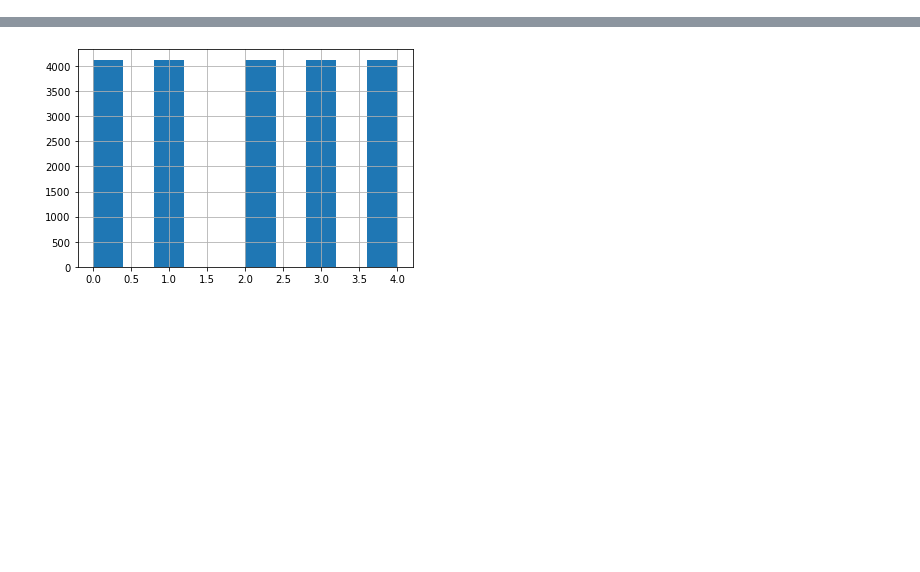
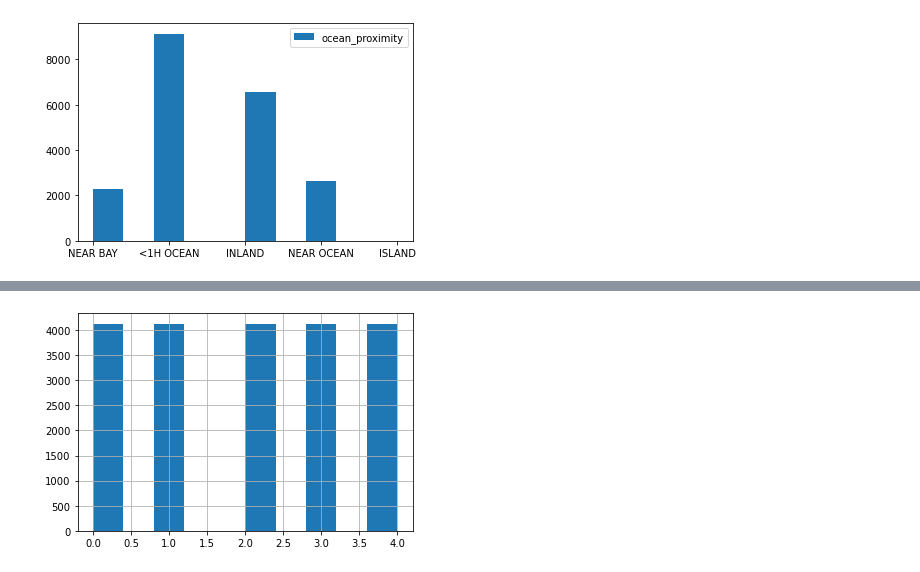
Before and after one commit to ayjabri/AI, a Jupyter notebook: Machine Learning/Regression/CalHousing.ipynb, the cells around one changed output, grey strips where cells are left out. Drawn from its saved outputs; the diff is of its cells as text; code cells hidden in the pictures; blank space fills up the shorter version.

```diff
--- a/Machine Learning/Regression/CalHousing.ipynb
+++ b/Machine Learning/Regression/CalHousing.ipynb
@@ -81,0 +173,4 @@ After taking a quick look on the data structure I'm going split the data into tr
+# %%
+df_eq.ocean_proximity.hist(grid=False, legend=True);
+# %% [output]
+[figure, added]
```
Also changed, not shown: parts of 25 cells of this notebook, 7 other files.
